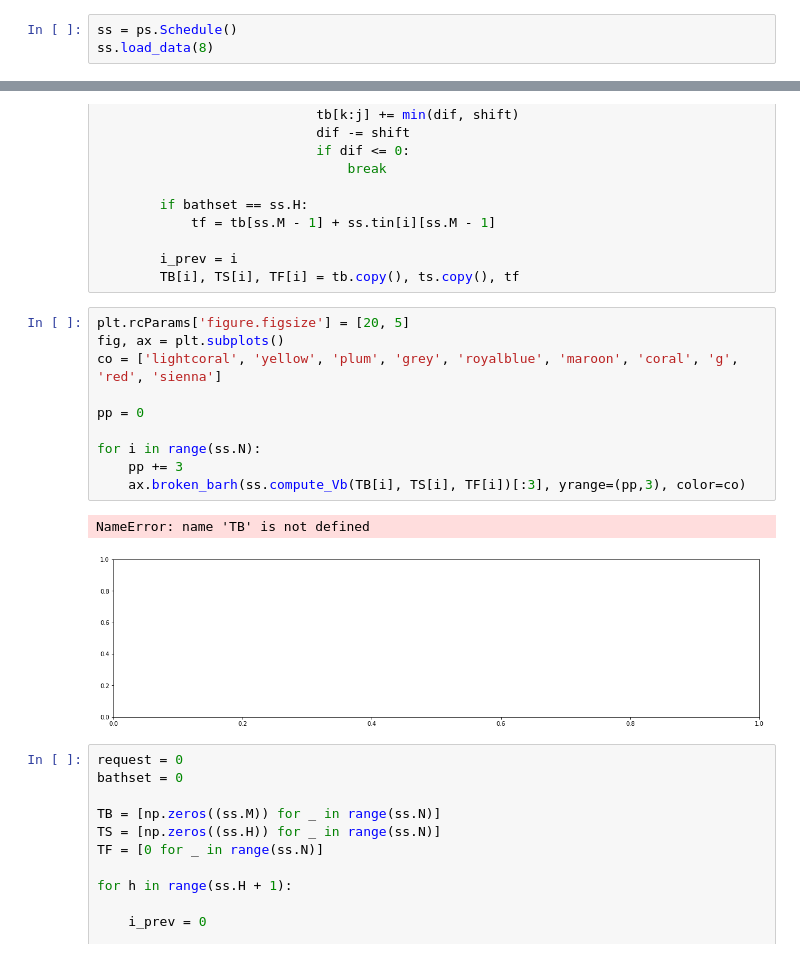
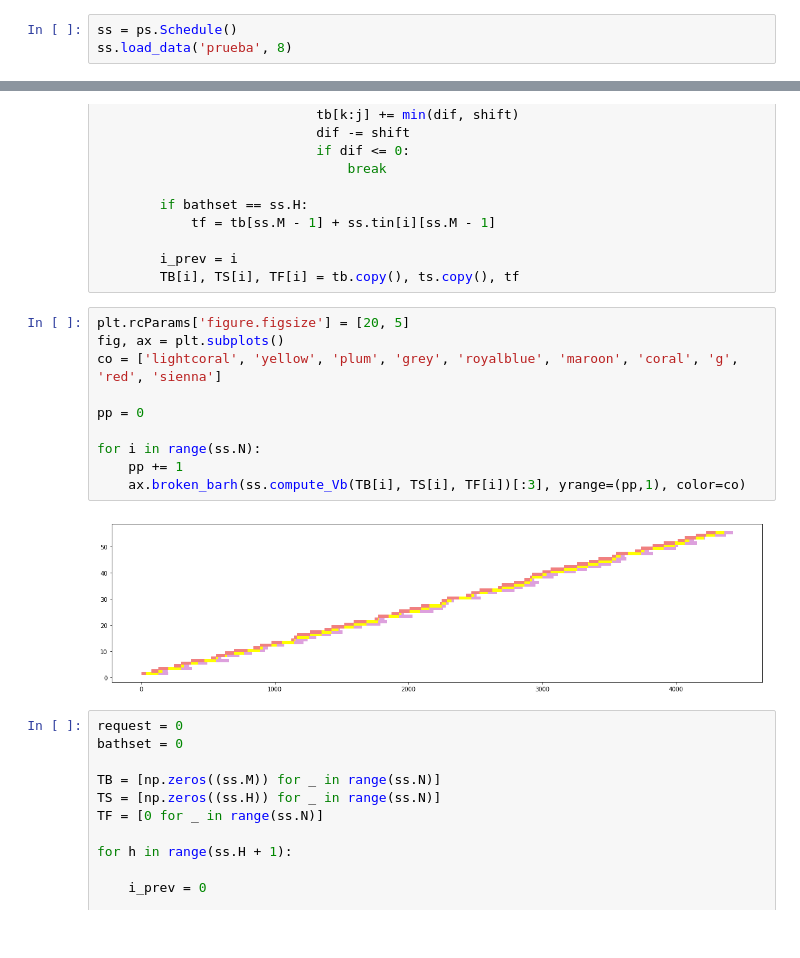
Before and after one commit to miguelcocruz/process_scheduling, a Jupyter notebook: notebooks/0.4-mcc-order_switch_greedy.ipynb, the cells around one changed output, grey strips where cells are left out. Drawn from its saved outputs; the diff is of its cells as text.

```diff
--- a/notebooks/0.4-mcc-order_switch_greedy.ipynb
+++ b/notebooks/0.4-mcc-order_switch_greedy.ipynb
@@ -10,7 +10,7 @@ import numpy as np
 import pandas as pd
 # %%
 ss = ps.Schedule()
-ss.load_data(8)
+ss.load_data('prueba', 8)
 # %%
 request = 0
 bathset = 0
@@ -214,16 +214,15 @@ for i in range(ss.N):
 # %%
 plt.rcParams['figure.figsize'] = [20, 5]
 fig, ax = plt.subplots()
 co = ['lightcoral', 'yellow', 'plum', 'grey', 'royalblue', 'maroon', 'coral', 'g', 'red', 'sienna']
 
 pp = 0
 
 for i in range(ss.N):
-    pp += 3
-    ax.broken_barh(ss.compute_Vb(TB[i], TS[i], TF[i])[:3], yrange=(pp,3), color=co)
+    pp += 1
+    ax.broken_barh(ss.compute_Vb(TB[i], TS[i], TF[i])[:3], yrange=(pp,1), color=co)
 # %% [output]
-NameError: name 'TB' is not defined
-[figure, old version]
+[figure, new version]
 # %%
 request = 0
 bathset = 0
```
Also changed, not shown: parts of 22 cells of this notebook, 18 other files.
